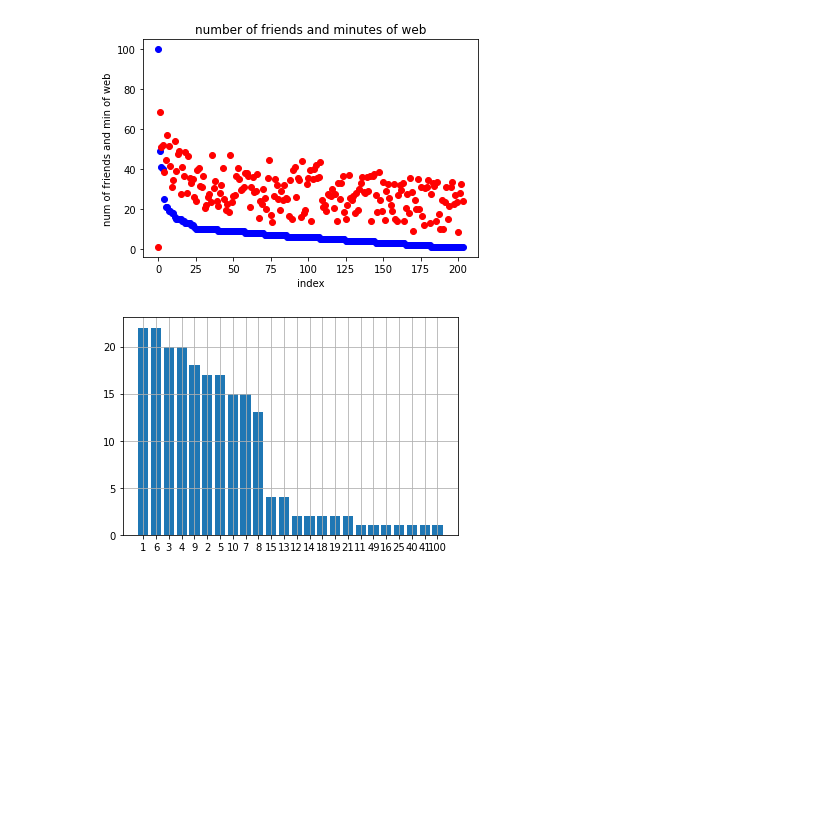
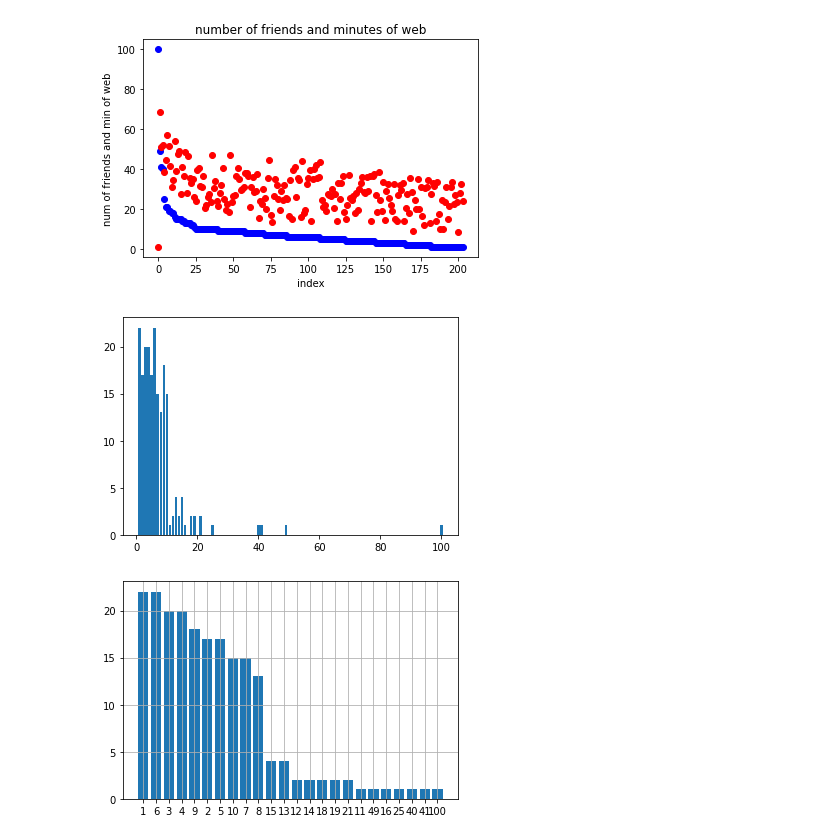
Before and after one commit to Es-YES-Ye/Python, a Jupyter notebook: 통계데이터분석_통계.ipynb, the cells around one changed output. Drawn from its saved outputs; the diff is of its cells as text; code cells hidden in the pictures; blank space fills up the shorter version.

```diff
--- a/통계데이터분석_통계.ipynb
+++ b/통계데이터분석_통계.ipynb
@@ -539,6 +539,13 @@ plt.show()
 [figure]
 # %%
 import pandas as pd
+# %%
+friends_se = pd.Series(num_friends)
+fvc = friends_se.value_counts()
+plt.bar(fvc.index,fvc.values)
+plt.show()
+# %% [output]
+[figure, added]
 # %%
 friends_se = pd.Series(num_friends)
 fvc = friends_se.value_counts()
```
Also changed, not shown: parts of 1 cell of this notebook.
